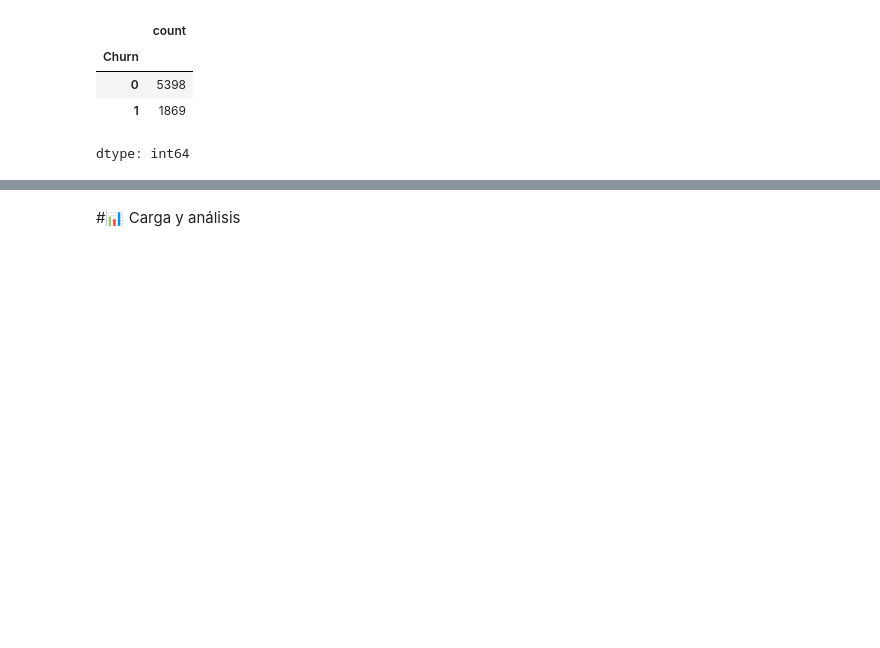
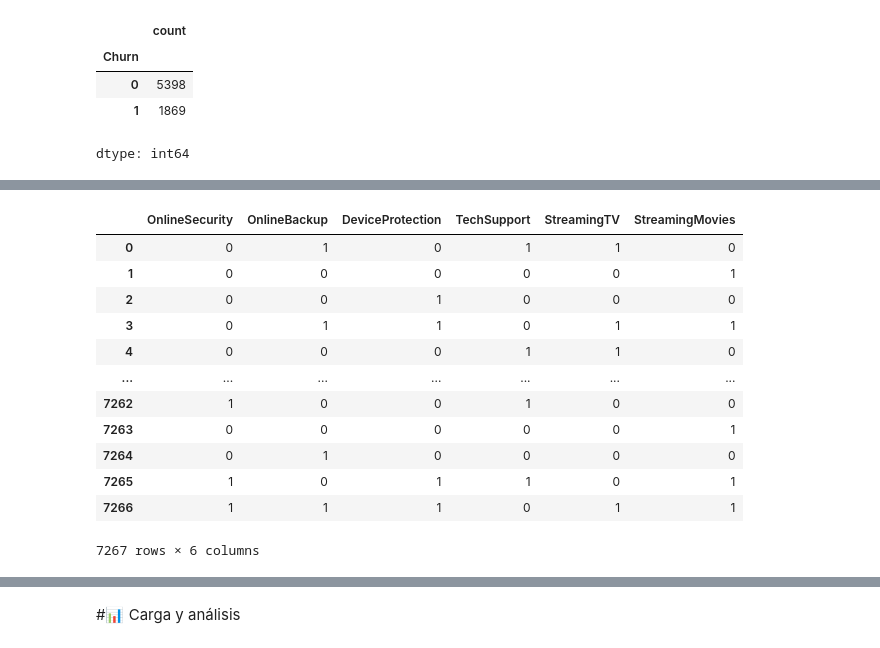
Before and after one commit to clopezv/Challenger_TelecomX, a Jupyter notebook: TelecomX_LATAM_CLV.ipynb, the cells around one changed output, grey strips where cells are left out. Cells and saved outputs as stored; diff of their text form; code cells hidden in the pictures; blank space fills up the shorter version.

```diff
--- a/TelecomX_LATAM_CLV.ipynb
+++ b/TelecomX_LATAM_CLV.ipynb
@@ -265,3 +290,6 @@ CountChurn
 | 0 | 5398 |
 | 1 | 1869 |
 dtype: int64
+# %%
+data = pd.json_normalize(df['customer'])
+data
@@ -267,0 +326,9 @@ dtype: int64
+# %%
+#convertir valores textuales como "Sí" y "No" en valores binarios (1 y 0)
+for col in [['Partner', 'Dependents']]:
+    #print(col)
+    data[col] = data[col].fillna('No')  # si son NaN (valores nulos)
+    data[col] = data[col].replace(r'^\s*$', 'No', regex=True)  # si son strings vacíos o con espacios
+    data[col] = data[col].replace({'Yes': 1, 'No': 0})
+    data[col] = data[col].astype(int)
+data[['Partner', 'Dependents']]
@@ -267,0 +349,10 @@ dtype: int64
+# %%
+#convertir valores textuales como "Sí" y "No" en valores binarios (1 y 0)
+data = pd.json_normalize(df['phone'])
+#data
+for col in [['PhoneService', 'MultipleLines']]:
+    data[col] = data[col].fillna('No')  # si son NaN (valores nulos)
+    data[col] = data[col].replace(r'^\s*$', 'No', regex=True)  # si son strings vacíos o con espacios
+    data[col] = data[col].replace({'Yes': 1, 'No': 0})
+    #data[col] = data[col].astype(int)
+data[['PhoneService', 'MultipleLines']]
@@ -267,0 +373,23 @@ dtype: int64
+# %%
+#convertir valores textuales como "Sí" y "No" en valores binarios (1 y 0)
+data = pd.json_normalize(df['internet'])
+for col in [['OnlineSecurity', 'OnlineBackup','DeviceProtection', 'TechSupport', 'StreamingTV', 'StreamingMovies']]:
+    data[col] = data[col].fillna('No')  # si son NaN (valores nulos)
+    data[col] = data[col].replace(r'^\s*$', 'No', regex=True)  # si son strings vacíos o con espacios
+    data[col] = data[col].replace({'Yes': 1, 'No': 0})
+    #data[col] = data[col].astype(int)
+data[['OnlineSecurity', 'OnlineBackup','DeviceProtection', 'TechSupport', 'StreamingTV', 'StreamingMovies']]
+# %% [output]
+|  | OnlineSecurity | OnlineBackup | DeviceProtection | TechSupport | StreamingTV | StreamingMovies |
+| 0 | 0 | 1 | 0 | 1 | 1 | 0 |
+| 1 | 0 | 0 | 0 | 0 | 0 | 1 |
+| 2 | 0 | 0 | 1 | 0 | 0 | 0 |
+| 3 | 0 | 1 | 1 | 0 | 1 | 1 |
+| 4 | 0 | 0 | 0 | 1 | 1 | 0 |
+| ... | ... | ... | ... | ... | ... | ... |
+| 7262 | 1 | 0 | 0 | 1 | 0 | 0 |
+| 7263 | 0 | 0 | 0 | 0 | 0 | 1 |
+| 7264 | 0 | 1 | 0 | 0 | 0 | 0 |
+| 7265 | 1 | 0 | 1 | 1 | 0 | 1 |
+| 7266 | 1 | 1 | 1 | 0 | 1 | 1 |
+7267 rows × 6 columns
```
Also changed, not shown: parts of 13 cells of this notebook.
